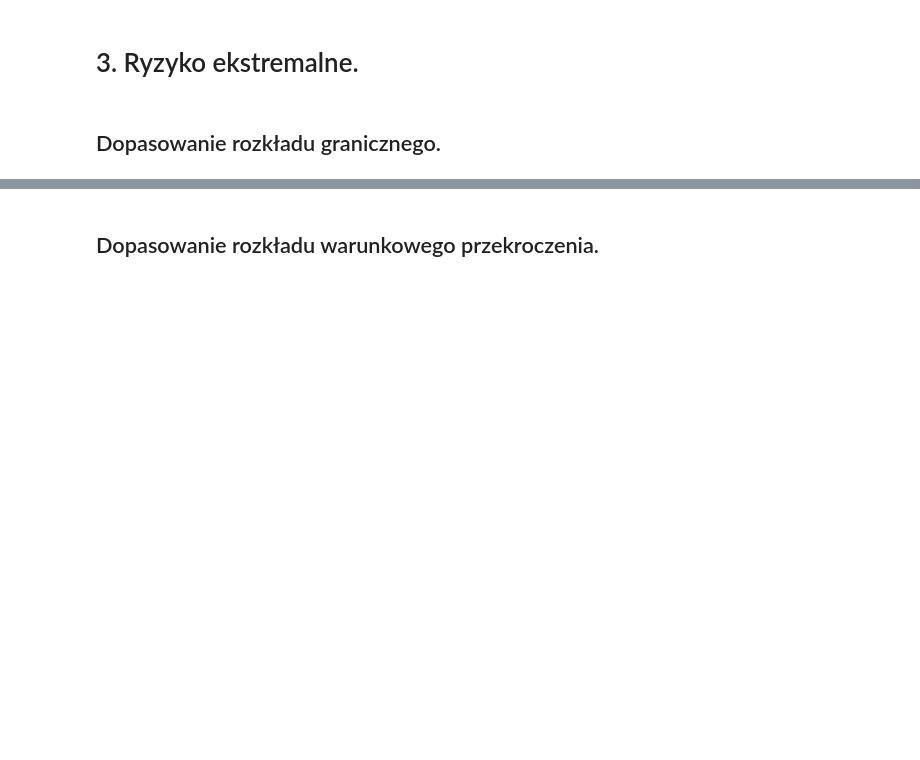
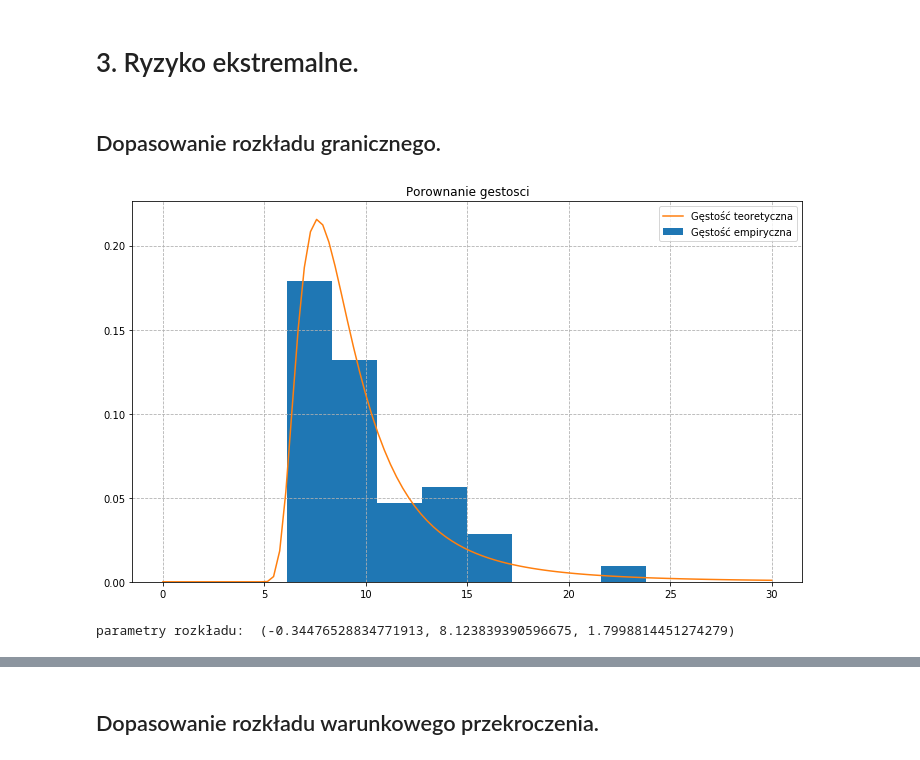
Before and after one commit to KatarzynaTurbanska/enterprise_risk_management, a Jupyter notebook: miary_ryzyka.ipynb, the cells around one changed output, grey strips where cells are left out. Cells and saved outputs as stored; diff of their text form; code cells hidden in the pictures; blank space fills up the shorter version.

```diff
--- a/miary_ryzyka.ipynb
+++ b/miary_ryzyka.ipynb
@@ -492,0 +489,16 @@ M = np.array(M).T
+# %%
+M = [L[i*13:(i+1)*13].max() for i in range(48)]
+t = np.linspace(0,30,100)
+plt.hist(M,density="True",bins="auto",label="Gęstość empiryczna")
+fit = gev.fit(M)
+pdf = gev.pdf(t, *fit)
+plt.plot(t, pdf,label="Gęstość teoretyczna")
+plt.title("Porownanie gestosci")
+plt.legend()
+plt.show()
+# %% [output]
+[figure, added]
+# %%
+print("parametry rozkładu: ",fit) #shape, location, scale wychodzi ze to rozkład Weibulla bo shape < 0
+# %% [output]
+parametry rozkładu:  (-0.34476528834771913, 8.123839390596675, 1.7998814451274279)
```
Also changed, not shown: parts of 4 cells of this notebook.
